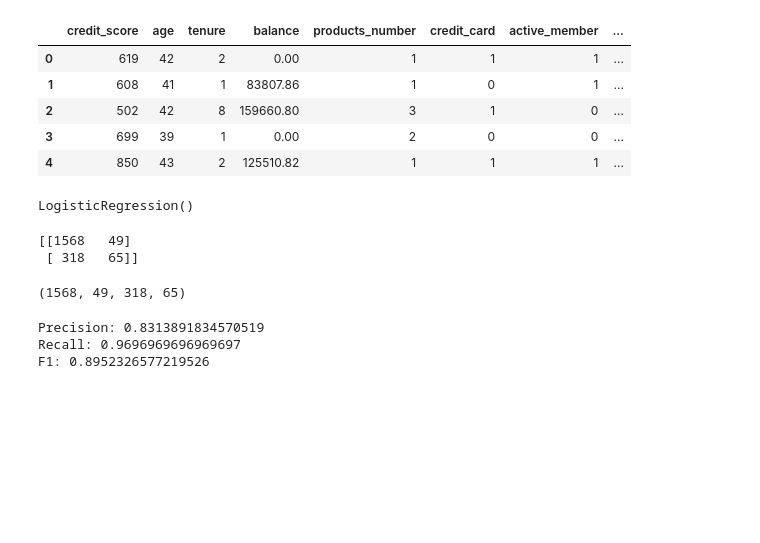
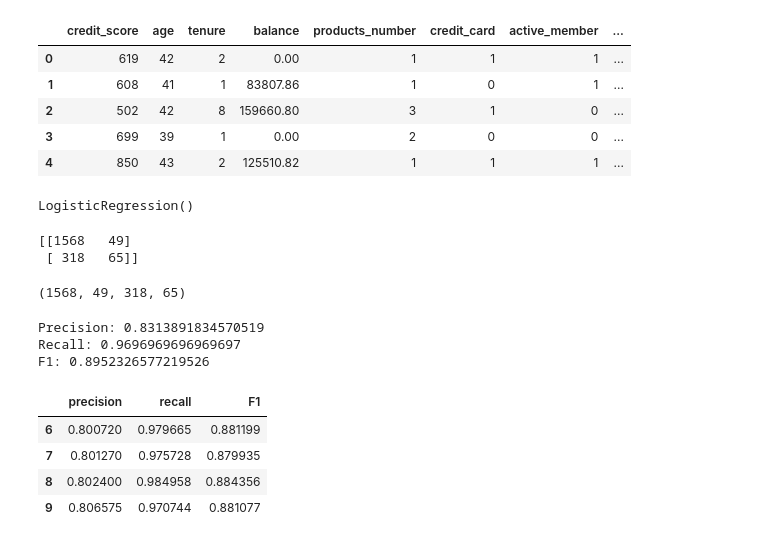
Before and after one commit to ipriyam26/Bennett3rdYearLabs, a Jupyter notebook: AIML/lab51.ipynb, the cells around one changed output. Drawn from its saved outputs; the diff is of its cells as text; code cells hidden in the pictures; blank space fills up the shorter version.

```diff
--- a/AIML/lab51.ipynb
+++ b/AIML/lab51.ipynb
@@ -105,0 +131,9 @@ F1: 0.8952326577219526
+# %%
+ans = pd.DataFrame(result).T
+ans
+# %% [output]
+|  | precision | recall | F1 |
+| 6 | 0.800720 | 0.979665 | 0.881199 |
+| 7 | 0.801270 | 0.975728 | 0.879935 |
+| 8 | 0.802400 | 0.984958 | 0.884356 |
+| 9 | 0.806575 | 0.970744 | 0.881077 |
```
Also changed, not shown: parts of 4 cells of this notebook.
